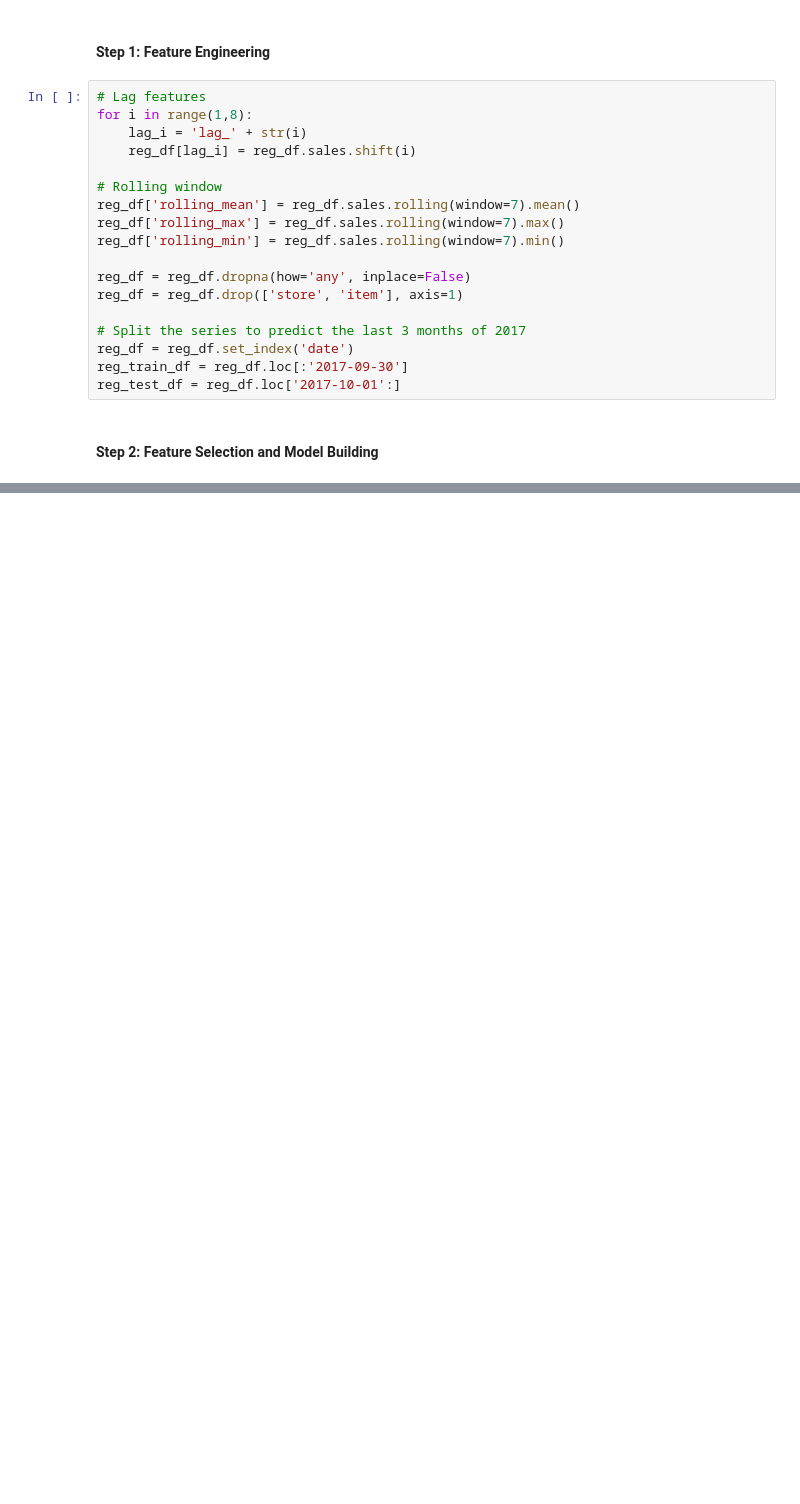
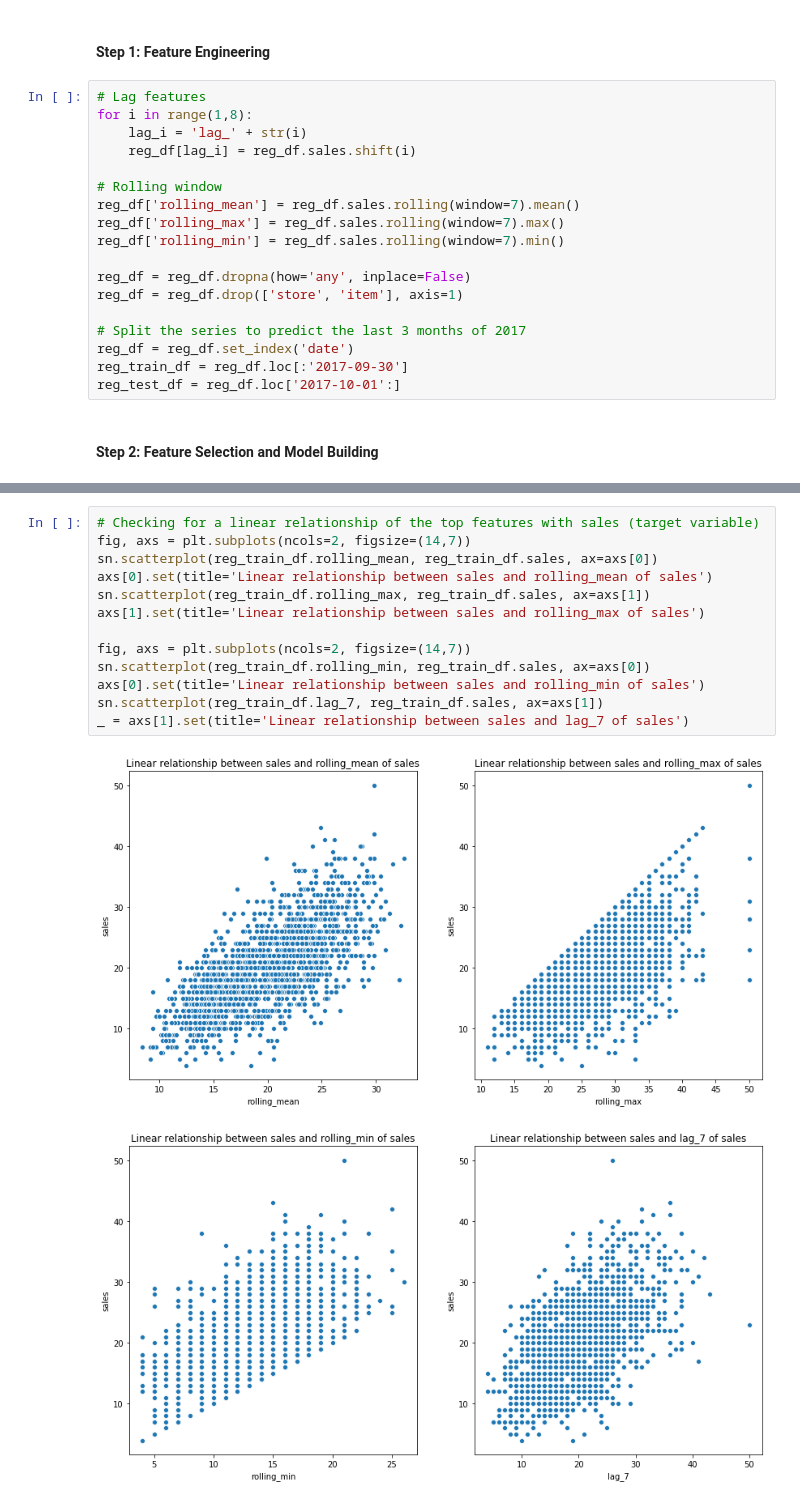
Before and after one commit to akshitvjain/product-sales-forecasting, a Jupyter notebook: notebook-sales-demand-forecasting.ipynb, the cells around one changed output, grey strips where cells are left out. Cells and saved outputs as stored; diff of their text form; blank space fills up the shorter version.

```diff
--- a/notebook-sales-demand-forecasting.ipynb
+++ b/notebook-sales-demand-forecasting.ipynb
@@ -522,0 +535,16 @@ preds = model.predict(X_test)
+# %%
+# Checking for a linear relationship of the top features with sales (target variable)
+fig, axs = plt.subplots(ncols=2, figsize=(14,7))
+sn.scatterplot(reg_train_df.rolling_mean, reg_train_df.sales, ax=axs[0])
+axs[0].set(title='Linear relationship between sales and rolling_mean of sales')
+sn.scatterplot(reg_train_df.rolling_max, reg_train_df.sales, ax=axs[1])
+axs[1].set(title='Linear relationship between sales and rolling_max of sales')
+
+fig, axs = plt.subplots(ncols=2, figsize=(14,7))
+sn.scatterplot(reg_train_df.rolling_min, reg_train_df.sales, ax=axs[0])
+axs[0].set(title='Linear relationship between sales and rolling_min of sales')
+sn.scatterplot(reg_train_df.lag_7, reg_train_df.sales, ax=axs[1])
+_ = axs[1].set(title='Linear relationship between sales and lag_7 of sales')
+# %% [output]
+[figure, added]
+[figure, added]
```
Also changed, not shown: parts of 11 cells of this notebook.
